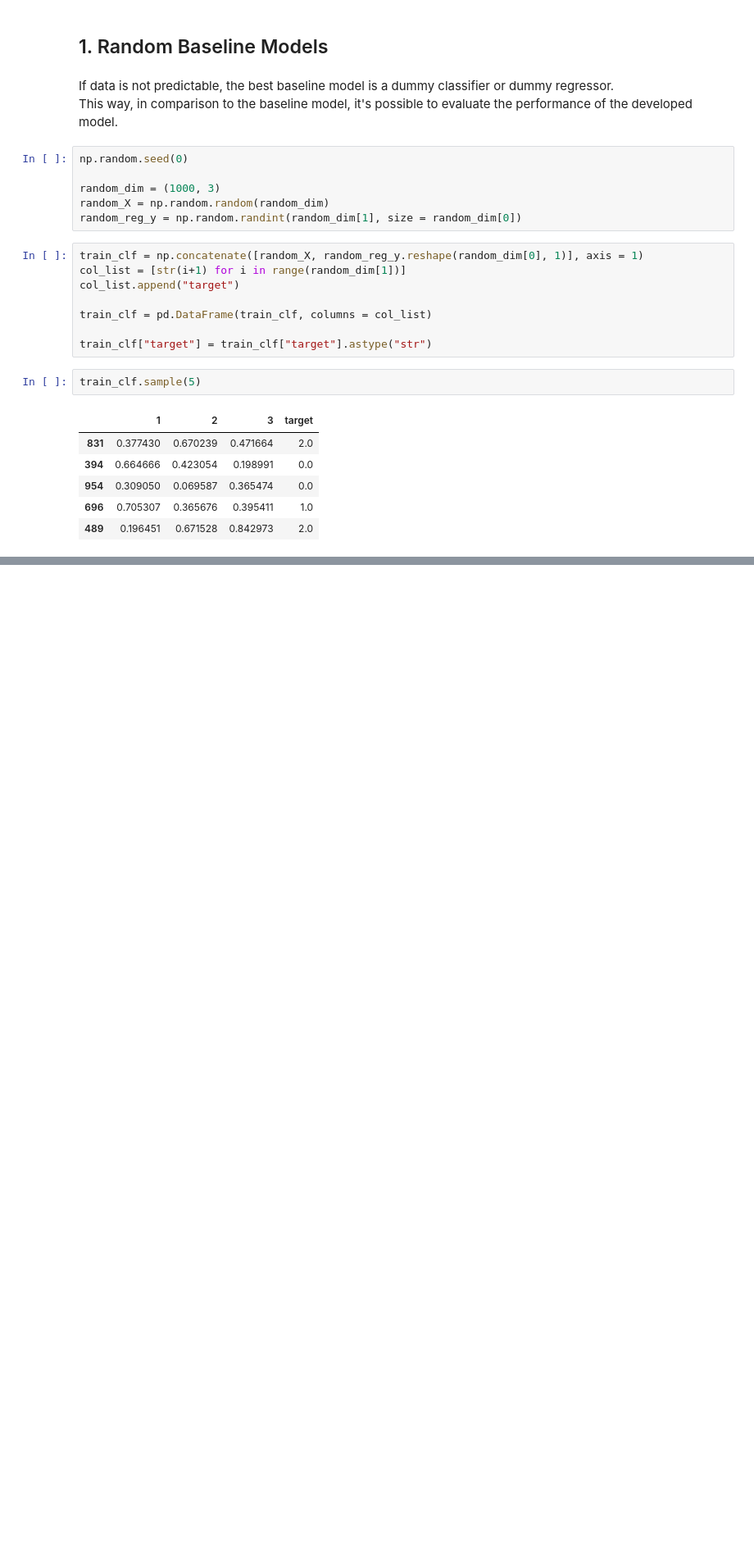
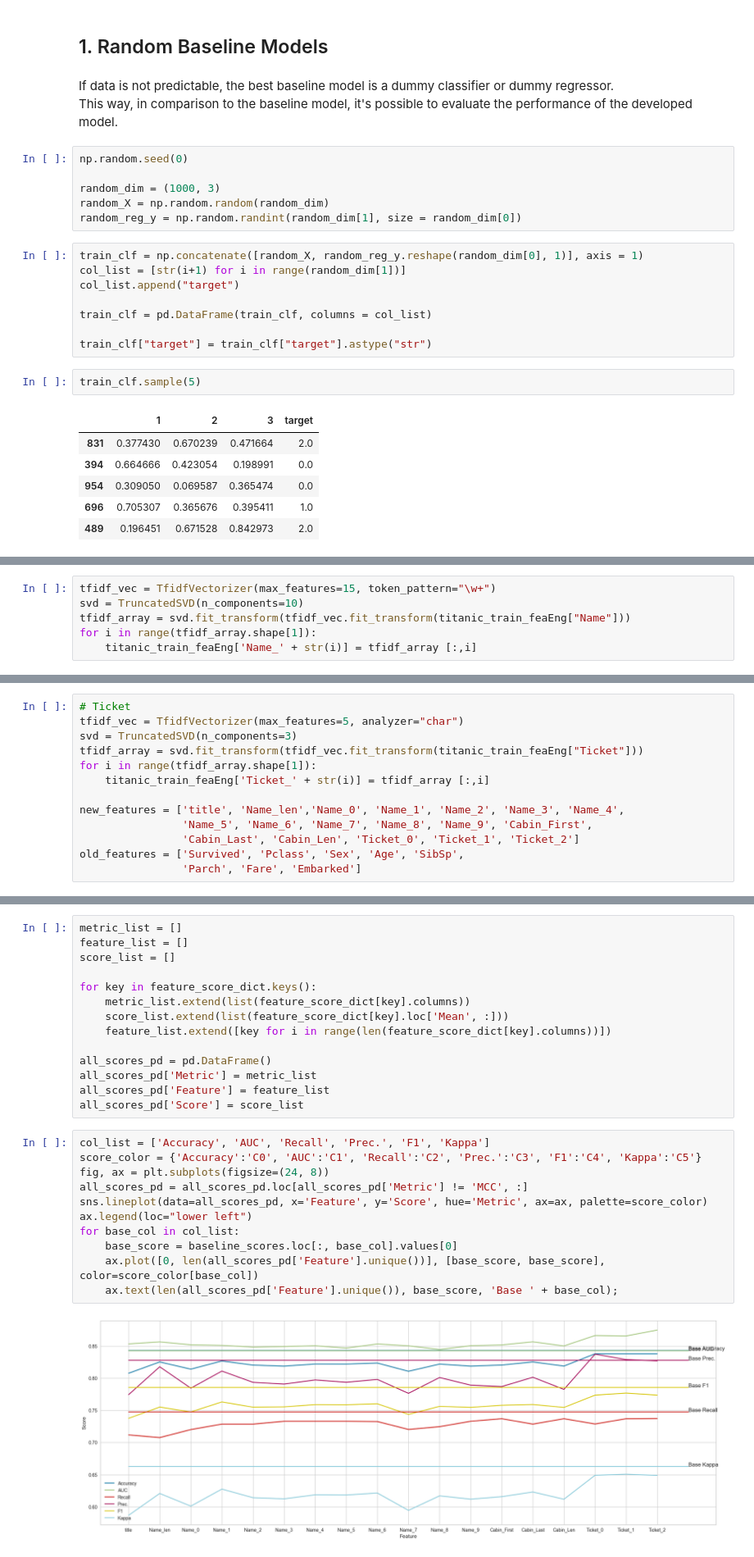
Before and after one commit to RobinWesselmann/Causal_Analysis, a Jupyter notebook: 04_Interesting_Nb/Benchmarking_and_Baselining_ML.ipynb, the cells around one changed output, grey strips where cells are left out. Shown at 82% size. Saved outputs shown, nothing was run; the diff lists cells and outputs as text; blank space fills up the shorter version.

```diff
--- a/04_Interesting_Nb/Benchmarking_and_Baselining_ML.ipynb
+++ b/04_Interesting_Nb/Benchmarking_and_Baselining_ML.ipynb
@@ -47,0 +245,6 @@ train_clf.sample(5)
+# %%
+tfidf_vec = TfidfVectorizer(max_features=15, token_pattern="\w+")
+svd = TruncatedSVD(n_components=10)
+tfidf_array = svd.fit_transform(tfidf_vec.fit_transform(titanic_train_feaEng["Name"]))
+for i in range(tfidf_array.shape[1]):
+    titanic_train_feaEng['Name_' + str(i)] = tfidf_array [:,i]
@@ -47,0 +275,13 @@ train_clf.sample(5)
+# %%
+# Ticket
+tfidf_vec = TfidfVectorizer(max_features=5, analyzer="char")
+svd = TruncatedSVD(n_components=3)
+tfidf_array = svd.fit_transform(tfidf_vec.fit_transform(titanic_train_feaEng["Ticket"]))
+for i in range(tfidf_array.shape[1]):
+    titanic_train_feaEng['Ticket_' + str(i)] = tfidf_array [:,i]
+
+new_features = ['title', 'Name_len','Name_0', 'Name_1', 'Name_2', 'Name_3', 'Name_4',
+                'Name_5', 'Name_6', 'Name_7', 'Name_8', 'Name_9', 'Cabin_First',
+                'Cabin_Last', 'Cabin_Len', 'Ticket_0', 'Ticket_1', 'Ticket_2']
+old_features = ['Survived', 'Pclass', 'Sex', 'Age', 'SibSp',
+                'Parch', 'Fare', 'Embarked']
@@ -47,0 +381,27 @@ train_clf.sample(5)
+# %%
+metric_list = []
+feature_list = []
+score_list = []
+
+for key in feature_score_dict.keys():
+    metric_list.extend(list(feature_score_dict[key].columns))
+    score_list.extend(list(feature_score_dict[key].loc['Mean', :]))
+    feature_list.extend([key for i in range(len(feature_score_dict[key].columns))])
+
+all_scores_pd = pd.DataFrame()
+all_scores_pd['Metric'] = metric_list
+all_scores_pd['Feature'] = feature_list
+all_scores_pd['Score'] = score_list
+# %%
+col_list = ['Accuracy', 'AUC', 'Recall', 'Prec.', 'F1', 'Kappa']
+score_color = {'Accuracy':'C0', 'AUC':'C1', 'Recall':'C2', 'Prec.':'C3', 'F1':'C4', 'Kappa':'C5'}
+fig, ax = plt.subplots(figsize=(24, 8))
+all_scores_pd = all_scores_pd.loc[all_scores_pd['Metric'] != 'MCC', :]
+sns.lineplot(data=all_scores_pd, x='Feature', y='Score', hue='Metric', ax=ax, palette=score_color)
+ax.legend(loc="lower left")
+for base_col in col_list:
+    base_score = baseline_scores.loc[:, base_col].values[0]
+    ax.plot([0, len(all_scores_pd['Feature'].unique())], [base_score, base_score], color=score_color[base_col])
+    ax.text(len(all_scores_pd['Feature'].unique()), base_score, 'Base ' + base_col);
+# %% [output]
+[figure, added]
```
Also changed, not shown: parts of 31 cells of this notebook, 3 other files.
